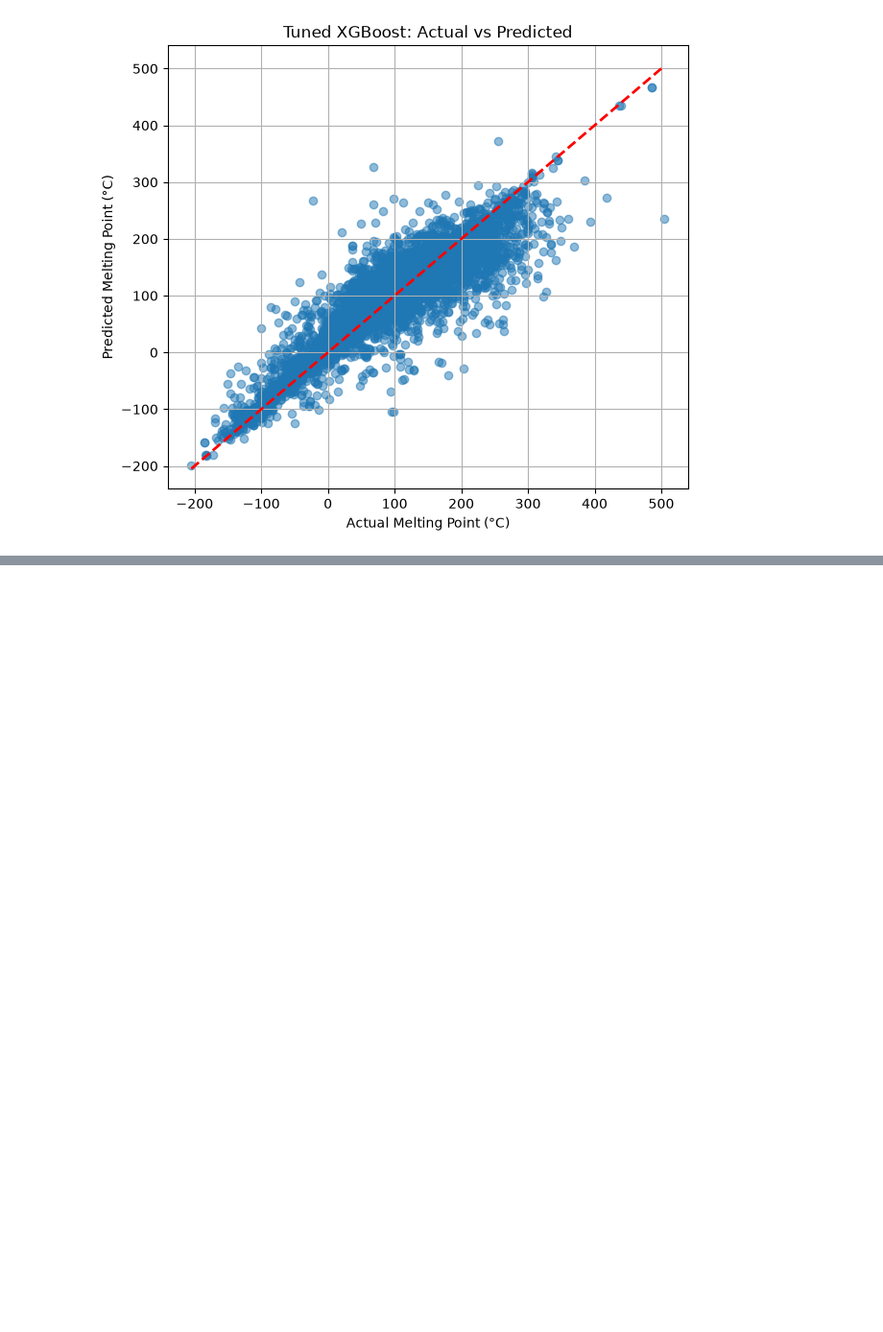
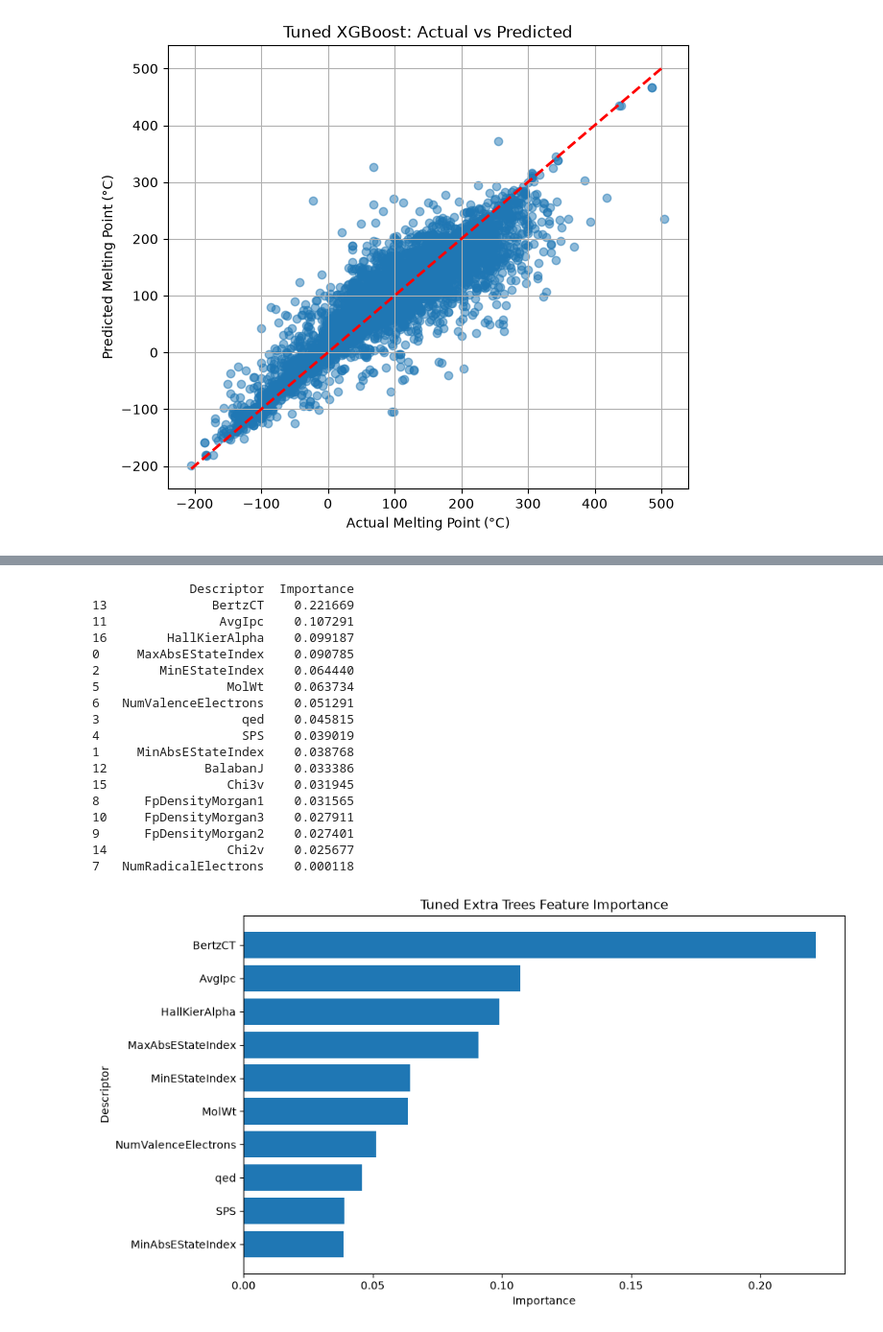
Before and after one commit to thedhawalpanchamiya/melting-point, a Jupyter notebook: melting-point.ipynb, the cells around one changed output, grey strips where cells are left out. Shown at 96% size. Saved outputs shown, nothing was run; the diff lists cells and outputs as text; code cells hidden in the pictures; blank space fills up the shorter version.

```diff
--- a/melting-point.ipynb
+++ b/melting-point.ipynb
@@ -618,0 +736,41 @@ R²   : 0.8123
+# %%
+feature_importance_et = (
+    pd.DataFrame({
+        "Descriptor": X.columns,
+        "Importance": best_et.feature_importances_
+    })
+    .sort_values(by="Importance", ascending=False)
+)
+
+print(feature_importance_et)
+
+plt.figure(figsize=(10,6))
+plt.barh(
+    feature_importance_et["Descriptor"][:10],
+    feature_importance_et["Importance"][:10]
+)
+plt.gca().invert_yaxis()
+plt.xlabel("Importance")
+plt.ylabel("Descriptor")
+plt.title("Tuned Extra Trees Feature Importance")
+plt.show()
+# %% [output]
+             Descriptor  Importance
+13              BertzCT    0.221669
+11               AvgIpc    0.107291
+16        HallKierAlpha    0.099187
+0     MaxAbsEStateIndex    0.090785
+2        MinEStateIndex    0.064440
+5                 MolWt    0.063734
+6   NumValenceElectrons    0.051291
+3                   qed    0.045815
+4                   SPS    0.039019
+1     MinAbsEStateIndex    0.038768
+12             BalabanJ    0.033386
+15                Chi3v    0.031945
+8      FpDensityMorgan1    0.031565
+10     FpDensityMorgan3    0.027911
+9      FpDensityMorgan2    0.027401
+14                Chi2v    0.025677
+7   NumRadicalElectrons    0.000118
+[figure, added]
```
Also changed, not shown: parts of 9 cells of this notebook.
